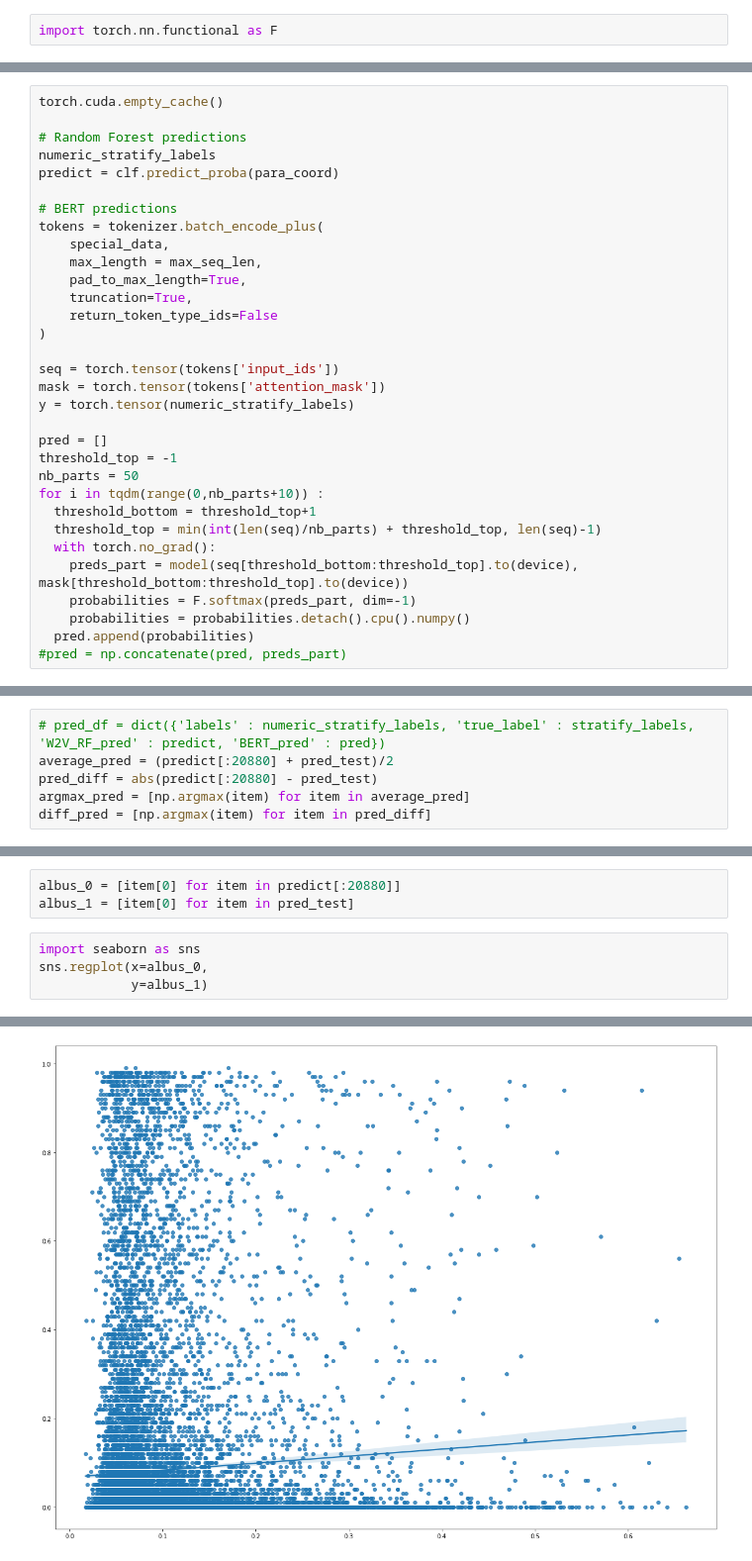
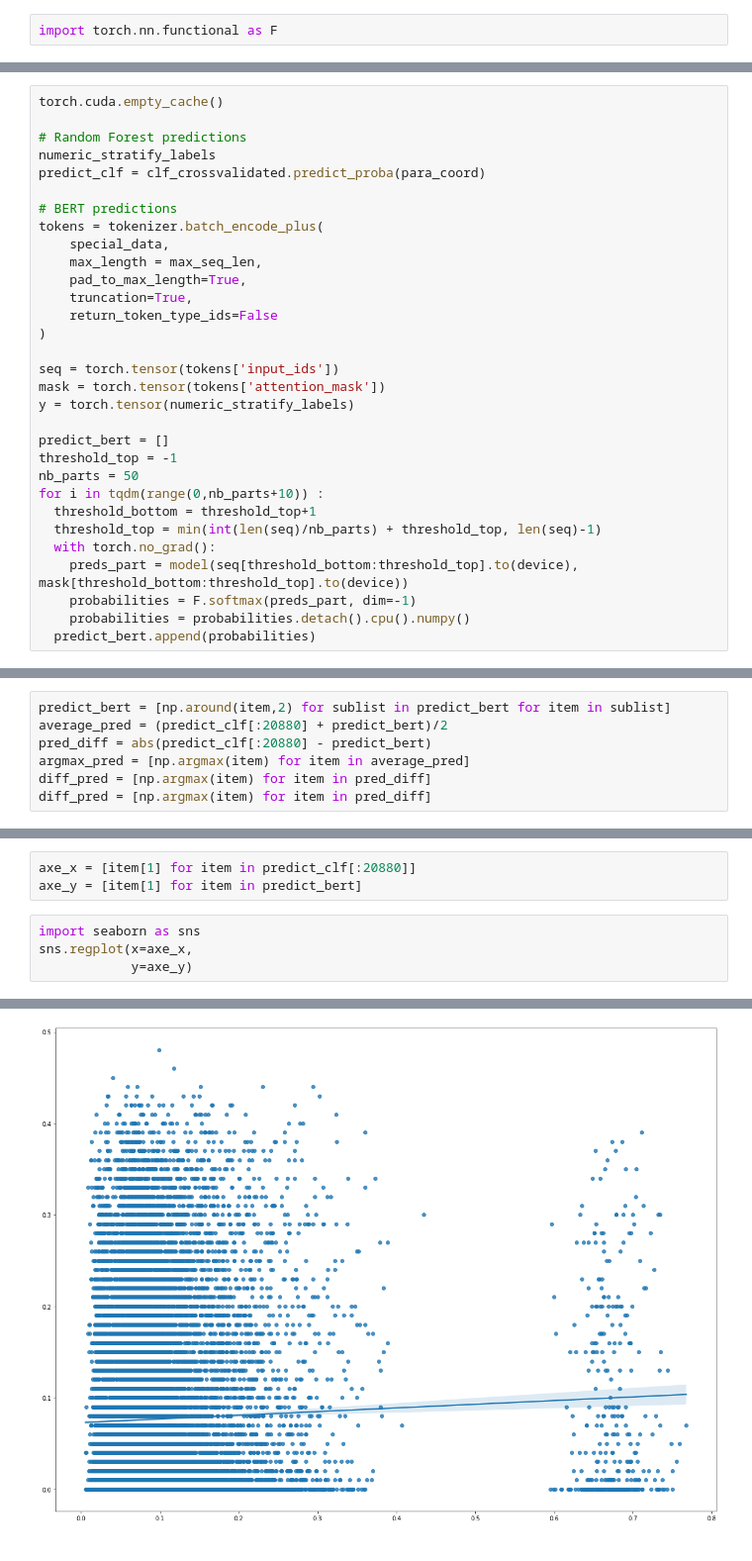
Before and after one commit to chlolv/NLP_Lavest_Chabriel, a Jupyter notebook: Main_notebook.ipynb, the cells around one changed output, grey strips where cells are left out. Shown: that part at 99% size. Drawn from its saved outputs; the diff is of its cells as text.

```diff
--- a/Main_notebook.ipynb
+++ b/Main_notebook.ipynb
@@ -641,7 +654,7 @@ torch.cuda.empty_cache()
 
 # Random Forest predictions
 numeric_stratify_labels
-predict = clf.predict_proba(para_coord)
+predict_clf = clf_crossvalidated.predict_proba(para_coord)
 
 # BERT predictions
 tokens = tokenizer.batch_encode_plus(
@@ -656,7 +669,7 @@ seq = torch.tensor(tokens['input_ids'])
 mask = torch.tensor(tokens['attention_mask'])
 y = torch.tensor(numeric_stratify_labels)
 
-pred = []
+predict_bert = []
 threshold_top = -1
 nb_parts = 50
 for i in tqdm(range(0,nb_parts+10)) :
@@ -666,5 +679,4 @@ for i in tqdm(range(0,nb_parts+10)) :
     preds_part = model(seq[threshold_bottom:threshold_top].to(device), mask[threshold_bottom:threshold_top].to(device))
     probabilities = F.softmax(preds_part, dim=-1)
     probabilities = probabilities.detach().cpu().numpy()
-  pred.append(probabilities)
-#pred = np.concatenate(pred, preds_part)
+  predict_bert.append(probabilities)
@@ -676,7 +683,8 @@ np.shape(pred_test)
 # %%
-# pred_df = dict({'labels' : numeric_stratify_labels, 'true_label' : stratify_labels, 'W2V_RF_pred' : predict, 'BERT_pred' : pred})
-average_pred = (predict[:20880] + pred_test)/2
-pred_diff = abs(predict[:20880] - pred_test)
+predict_bert = [np.around(item,2) for sublist in predict_bert for item in sublist]
+average_pred = (predict_clf[:20880] + predict_bert)/2
+pred_diff = abs(predict_clf[:20880] - predict_bert)
 argmax_pred = [np.argmax(item) for item in average_pred]
 diff_pred = [np.argmax(item) for item in pred_diff]
+diff_pred = [np.argmax(item) for item in pred_diff]
 # %%
@@ -687,10 +695,10 @@ diff_pred = [np.argmax(item) for item in pred_diff]
 # %%
-albus_0 = [item[0] for item in predict[:20880]]
-albus_1 = [item[0] for item in pred_test]
+axe_x = [item[1] for item in predict_clf[:20880]]
+axe_y = [item[1] for item in predict_bert]
 # %%
 import seaborn as sns
-sns.regplot(x=albus_0,
-            y=albus_1)
+sns.regplot(x=axe_x,
+            y=axe_y)
 # %% [output]
 <matplotlib.axes._subplots.AxesSubplot at 0x...>
-[figure, old version]
+[figure, new version]
```
Also changed, not shown: parts of 18 cells of this notebook.
